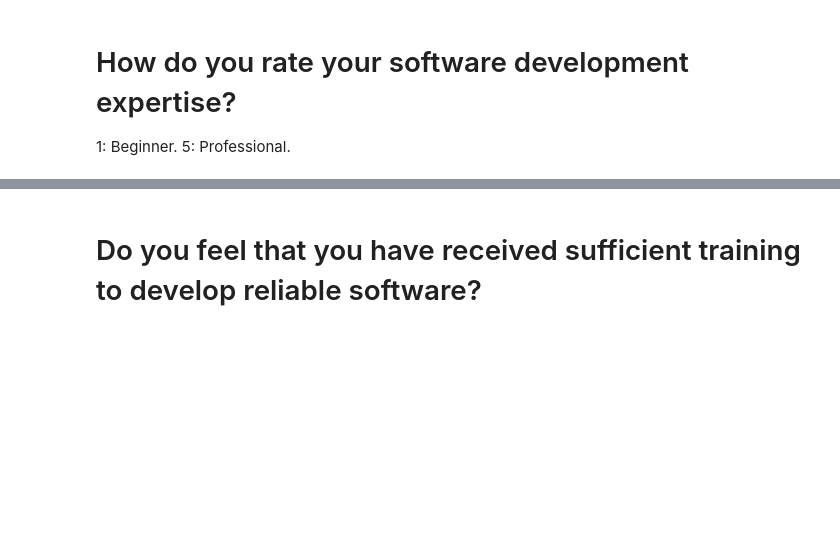
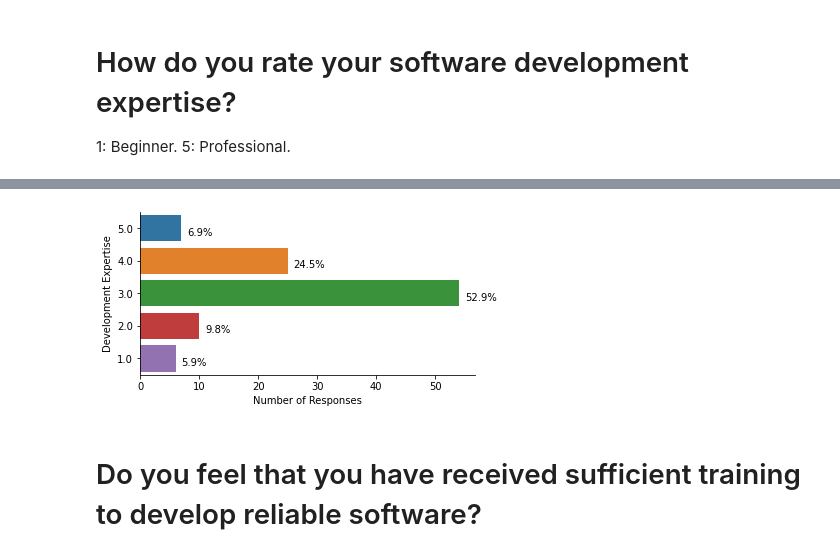
Before and after one commit to RSE-Sheffield/sssurvey, a Jupyter notebook: charts.ipynb, the cells around one changed output, grey strips where cells are left out. Saved outputs shown, nothing was run; the diff lists cells and outputs as text; code cells hidden in the pictures; blank space fills up the shorter version.

```diff
--- a/charts.ipynb
+++ b/charts.ipynb
@@ -213,2 +183,18 @@ rate_dev
+# %%
+sheffield_df_excl_no_resp = sheffield_df[(sheffield_df.development_expertise != 'No response')]
+
+plt.figure(figsize=(6, 3))
+
+ax = sns.countplot(data=sheffield_df_excl_no_resp, y='development_expertise', order=one_five_order)
+
+sns.despine()
+
+annotate_pc(ax, len(sheffield_df_excl_no_resp.index))
+
+ax.set(xlabel='Number of Responses', ylabel='Development Expertise')
+
+plt.savefig('charts/07_rate_dev_exclude_no_response.png', facecolor='white', bbox_inches='tight', pad_inches=0.5)
+# %% [output]
+[figure, added]
 # %% [markdown]
 # Do you feel that you have received sufficient training to develop reliable software?
```
Also changed, not shown: parts of 59 cells of this notebook, 26 other files.
